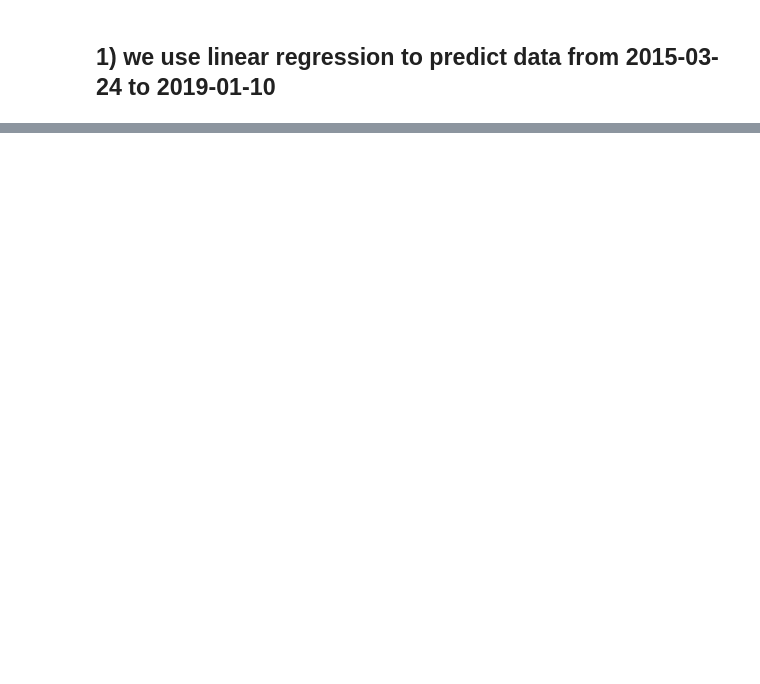
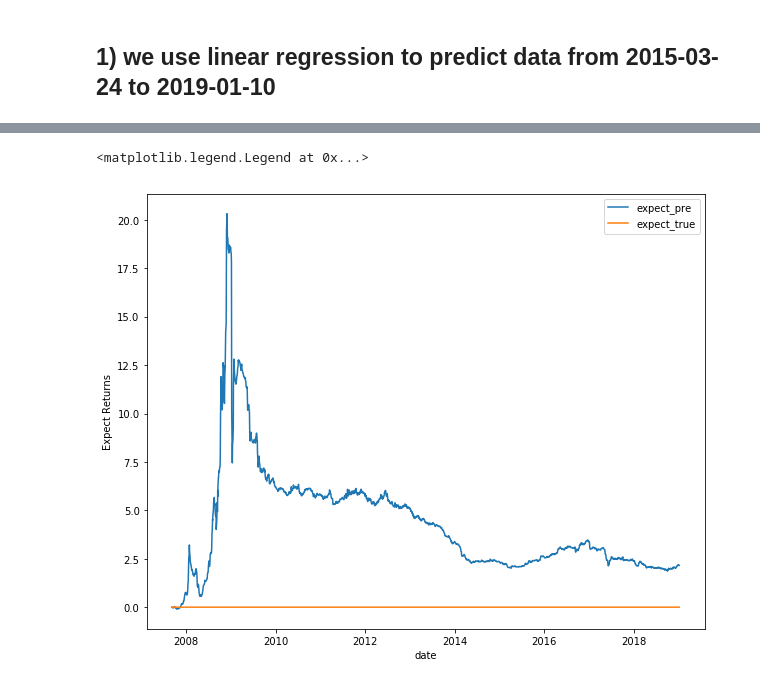
Before and after one commit to xiaohai12/sea-forest, a Jupyter notebook: project.ipynb, the cells around one changed output, grey strips where cells are left out. Saved outputs shown, nothing was run; the diff lists cells and outputs as text; code cells hidden in the pictures; blank space fills up the shorter version.

```diff
--- a/project.ipynb
+++ b/project.ipynb
@@ -600,0 +570,33 @@ reg = LinearRegression().fit(X, Y_pc1)
+# %%
+def linear_predict(PC_data,date_length,window_length,time_interval):
+    pre_list = []
+    ind = PC_data.index
+    for time in range(0,date_length-window_length-time_interval,time_interval):
+            print('from '+ str(ind[time])+' to'+ str(ind[time+window_length-1]))
+            train_returns = PC_data.iloc[time:time+window_length,:]
+            y = train_returns.iloc[:,0]
+            x = train_returns.iloc[:,1:]
+            x = np.array(x).reshape(window_length,-1)
+            y = np.array(y).reshape(window_length,-1)
+            x_pre = PC_data.iloc[time+window_length:time+window_length+time_interval,1:]
+            x_pre = np.array(x_pre).reshape(-1,5)
+            print(x_pre.shape)
+            #reg = LinearRegression().fit(x,y)
+            reg = SVR(gamma='scale', C=1.0, epsilon=0.2)
+            reg.fit(x, y)
+            y_pre = reg.predict(x_pre)
+            #predict = [elem[0] for elem in y_pre]
+            predict = [elem for elem in y_pre]
+            pre_list.extend(predict)
+    num = len(pre_list)
+    PC_data_pre = PC_data.iloc[window_length:window_length+num,:]
+    PC_data_pre['pre'] =pre_list
+    tmp = PC_data_pre.copy()
+    tmp['expect_pre'] = 0
+    tmp['expect_true']  = 0
+    for i in range(len(PC_data_pre)):
+        a = np.exp(PC_data_pre['pre'][:i+1].sum())-1
+        b = np.exp(PC_data_pre.iloc[0,:i+1].sum())-1
+        tmp.iloc[i,-1] = b
+        tmp.iloc[i,-2] = a
+    return tmp
@@ -600,0 +628,5 @@ reg = LinearRegression().fit(X, Y_pc1)
+# %%
+tm1 = linear_predict(PC1_data,date_length,window_length,time_interval)
+
+tm2 = linear_predict(PC2_data,date_length,window_length,time_interval)
+tm3 = linear_predict(PC3_data,date_length,window_length,time_interval)
@@ -600,0 +651,10 @@ reg = LinearRegression().fit(X, Y_pc1)
+# %%
+fig,ax = plt.subplots(figsize=(10,8))
+plt.plot(tm3.index,tm2['expect_pre'])
+plt.plot(tm3.index,tm2['expect_true'])
+ax.set_xlabel('date')
+ax.set_ylabel('Expect Returns')
+ax.legend()
+# %% [output]
+<matplotlib.legend.Legend at 0x...>
+[figure, added]
```
Also changed, not shown: parts of 14 cells of this notebook.
